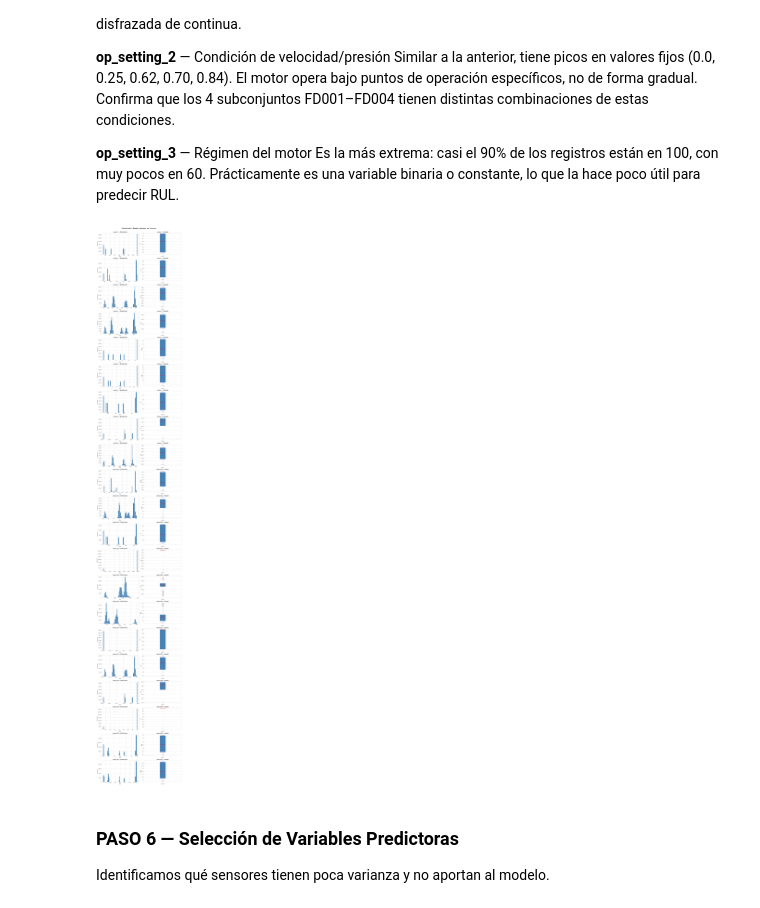
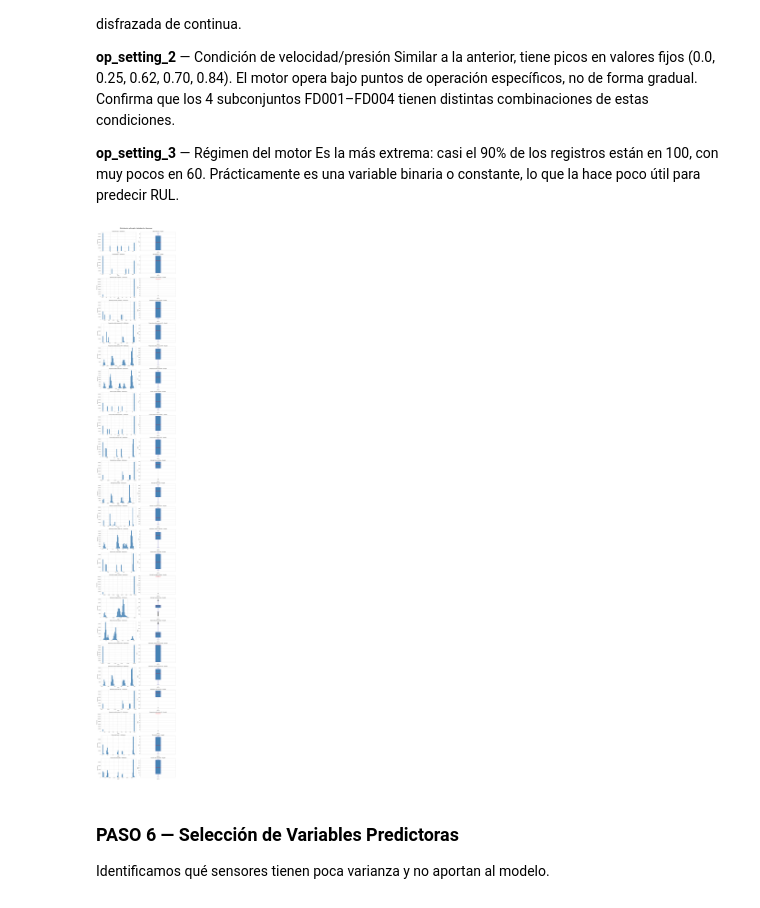
Before and after one commit to 4GeeksAcademy/project_Rhonal_Liesel, a Jupyter notebook: notebook/01_EDA_NASA.ipynb, the cells around one changed output. Drawn from its saved outputs; the diff is of its cells as text; code cells hidden in the pictures.

```diff
--- a/notebook/01_EDA_NASA.ipynb
+++ b/notebook/01_EDA_NASA.ipynb
@@ -287,11 +387,17 @@ plt.show()
 Se calcula como: `RUL = ciclo_máximo_del_motor - ciclo_actual`
 # %%
 # Calcular RUL
-max_cycles = df.groupby(['dataset', 'unit_id'])['cycle'].max().reset_index()
-max_cycles.columns = ['dataset', 'unit_id', 'max_cycle']
-df = df.merge(max_cycles, on=['dataset', 'unit_id'])
-df['RUL'] = df['max_cycle'] - df['cycle']
-df = df.drop(columns=['max_cycle'])
+max_cycles = df.groupby(['dataset', 'ID del motor'])['Ciclo de operación'].max().reset_index()
+max_cycles.columns = ['dataset', 'ID del motor', 'max_Ciclo de operación']
+df = df.merge(max_cycles, on=['dataset', 'ID del motor'])
+df['RUL'] = df['max_Ciclo de operación'] - df['Ciclo de operación']
+df = df.drop(columns=['max_Ciclo de operación'])
+
+
+
+
+
+
 
 print('=' * 50)
 print(' VARIABLE OBJETIVO — RUL')
@@ -357,7 +477,9 @@ La variable objetivo RUL presenta una distribución asimétrica positiva, con va
 
 ###  PASO 5 Análisis de Variables Numéricas
 # %%
-sensores = [f'sensor_{i}' for i in range(1, 22)]
+# Columnas a excluir (no son sensores)
+excluir = ['ID del motor', 'Ciclo de operación', 'dataset', 'RUL']
+sensores = [col for col in df.columns if col not in excluir]
 
 # Distribución de todos los sensores
 fig, axes = plt.subplots(5, 5, figsize=(22, 16))
@@ -365,14 +487,14 @@ axes = axes.flatten()
 
 for i, sensor in enumerate(sensores):
     axes[i].hist(df[sensor], bins=50, color='steelblue', edgecolor='white')
-    axes[i].set_title(sensor, fontweight='bold')
+    axes[i].set_title(sensor, fontweight='bold', fontsize=8)
     axes[i].set_xlabel('Valor')
     axes[i].set_ylabel('Frecuencia')
 
 for j in range(len(sensores), len(axes)):
     axes[j].set_visible(False)
 
-plt.suptitle('Distribución de todos los Sensores', fontsize=16, fontweight='bold', y=1.01)
+plt.suptitle('Distribución de todos los Sensores', fontsize=8, fontweight='bold', y=1.01)
 plt.tight_layout()
 plt.show()
 # %% [output]
@@ -380,6 +504,8 @@ plt.show()
 # %%
+
+
 # Distribución de configuraciones de operación
-operaciones = ['op_setting_1', 'op_setting_2', 'op_setting_3']
+operaciones = ['Altitud de vuelo', 'Velocidad Mach', 'Temperatura del acelerador']
 
 fig, axes = plt.subplots(1, 3, figsize=(16, 4))
 
@@ -406,34 +532,34 @@ Similar a la anterior, tiene picos en valores fijos (0.0, 0.25, 0.62, 0.70, 0.84
 **op_setting_3** — Régimen del motor
 Es la más extrema: casi el 90% de los registros están en 100, con muy pocos en 60. Prácticamente es una variable binaria o constante, lo que la hace poco útil para predecir RUL.
 # %%
-#variables numericas en histograma y en boxplot
-sensores = [f'sensor_{i}' for i in range(1, 22)]
+excluir = ['ID del motor', 'Ciclo de operación', 'dataset', 'RUL']
+sensores = [col for col in df.columns if col not in excluir]
 
-fig, axes = plt.subplots(21, 2, figsize=(14, 90))
+fig, axes = plt.subplots(len(sensores), 2, figsize=(14, len(sensores) * 4))
 
 for i, sensor in enumerate(sensores):
     # Histograma
     axes[i, 0].hist(df[sensor], bins=50, color='steelblue', edgecolor='white')
-    axes[i, 0].set_title(f'{sensor} — Distribución', fontweight='bold')
+    axes[i, 0].set_title(f'{sensor} — Distribución', fontweight='bold', fontsize=9)
     axes[i, 0].set_xlabel('Valor')
     axes[i, 0].set_ylabel('Frecuencia')
 
     # Boxplot
     axes[i, 1].boxplot(df[sensor].dropna(), patch_artist=True,
                         boxprops=dict(facecolor='steelblue', color='navy'),
                         medianprops=dict(color='red', linewidth=2),
                         whiskerprops=dict(color='navy'),
                         capprops=dict(color='navy'),
                         flierprops=dict(marker='o', color='gray', alpha=0.3, markersize=3))
-    axes[i, 1].set_title(f'{sensor} — Boxplot', fontweight='bold')
+    axes[i, 1].set_title(f'{sensor} — Boxplot', fontweight='bold', fontsize=9)
     axes[i, 1].set_xlabel('Sensor')
     axes[i, 1].set_ylabel('Valor')
 
 plt.suptitle('Distribución y Boxplot de todos los Sensores', fontsize=16, fontweight='bold', y=1.001)
 plt.tight_layout()
 plt.show()
 # %% [output]
-[figure, old version]
+[figure, new version]
 # %% [markdown]
 
 ### PASO 6 — Selección de Variables Predictoras
```
Also changed, not shown: parts of 11 cells of this notebook.
